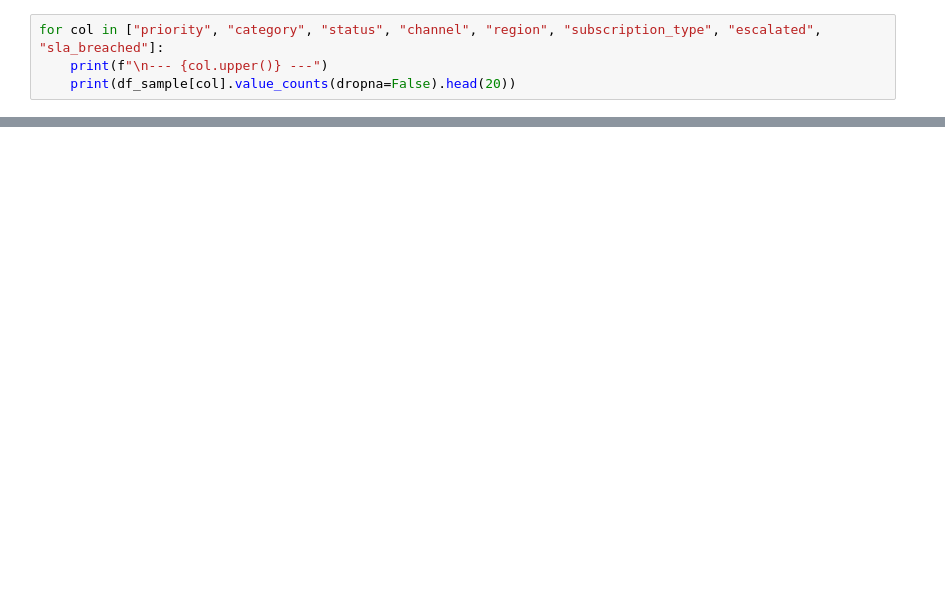
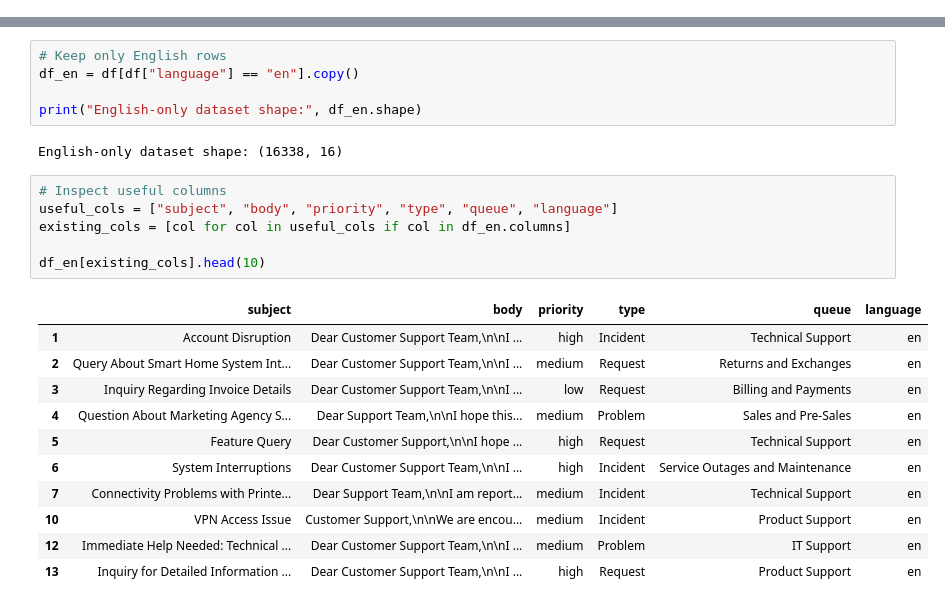
Before and after one commit to akhilsanjay007/OPS-Decision-Engine, a Jupyter notebook: notebooks/01_data_inspection.ipynb, the cells around one changed output, grey strips where cells are left out. Saved outputs shown, nothing was run; the diff lists cells and outputs as text; blank space fills up the shorter version.

```diff
--- a/notebooks/01_data_inspection.ipynb
+++ b/notebooks/01_data_inspection.ipynb
@@ -141,4 +0,0 @@ print(df_sample[important_cols].head())
-# %%
-for col in ["priority", "category", "status", "channel", "region", "subscription_type", "escalated", "sla_breached"]:
-    print(f"\n--- {col.upper()} ---")
-    print(df_sample[col].value_counts(dropna=False).head(20))
@@ -241,0 +59,25 @@ print("Saved RAG dataset")
+# %%
+# Keep only English rows
+df_en = df[df["language"] == "en"].copy()
+
+print("English-only dataset shape:", df_en.shape)
+# %% [output]
+English-only dataset shape: (16338, 16)
+# %%
+# Inspect useful columns
+useful_cols = ["subject", "body", "priority", "type", "queue", "language"]
+existing_cols = [col for col in useful_cols if col in df_en.columns]
+
+df_en[existing_cols].head(10)
+# %% [output]
+|  | subject | body | priority | type | queue | language |
+| 1 | Account Disruption | Dear Customer Support Team,\n\nI ... | high | Incident | Technical Support | en |
+| 2 | Query About Smart Home System Int... | Dear Customer Support Team,\n\nI ... | medium | Request | Returns and Exchanges | en |
+| 3 | Inquiry Regarding Invoice Details | Dear Customer Support Team,\n\nI ... | low | Request | Billing and Payments | en |
+| 4 | Question About Marketing Agency S... | Dear Support Team,\n\nI hope this... | medium | Problem | Sales and Pre-Sales | en |
+| 5 | Feature Query | Dear Customer Support,\n\nI hope ... | high | Request | Technical Support | en |
+| 6 | System Interruptions | Dear Customer Support Team,\n\nI ... | high | Incident | Service Outages and Maintenance | en |
+| 7 | Connectivity Problems with Printe... | Dear Support Team,\n\nI am report... | medium | Incident | Technical Support | en |
+| 10 | VPN Access Issue | Customer Support,\n\nWe are encou... | medium | Incident | Product Support | en |
+| 12 | Immediate Help Needed: Technical ... | Dear Customer Support Team,\n\nI ... | medium | Problem | IT Support | en |
+| 13 | Inquiry for Detailed Information ... | Dear Customer Support Team,\n\nI ... | high | Request | Product Support | en |
```
Also changed, not shown: parts of 35 cells of this notebook, 2 other files.
